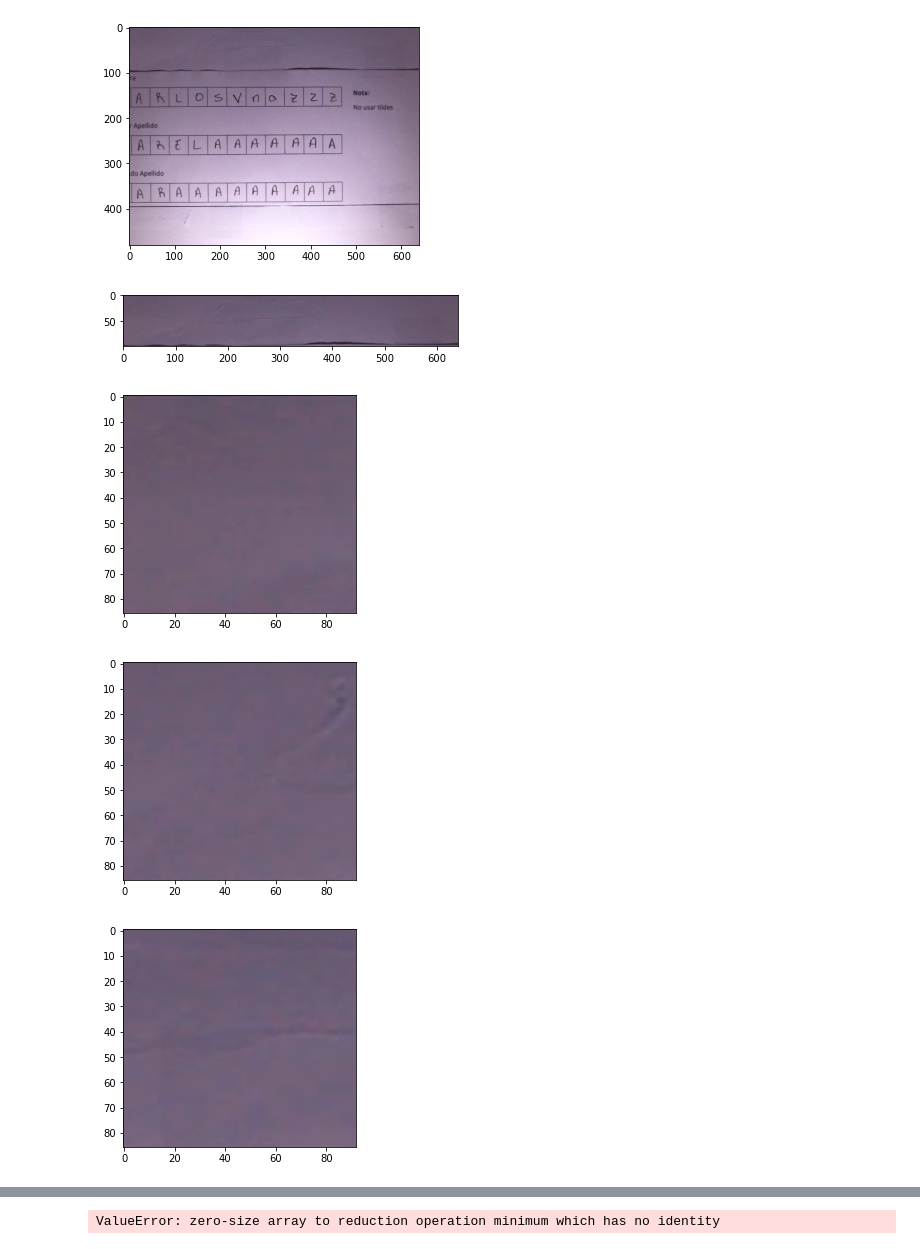
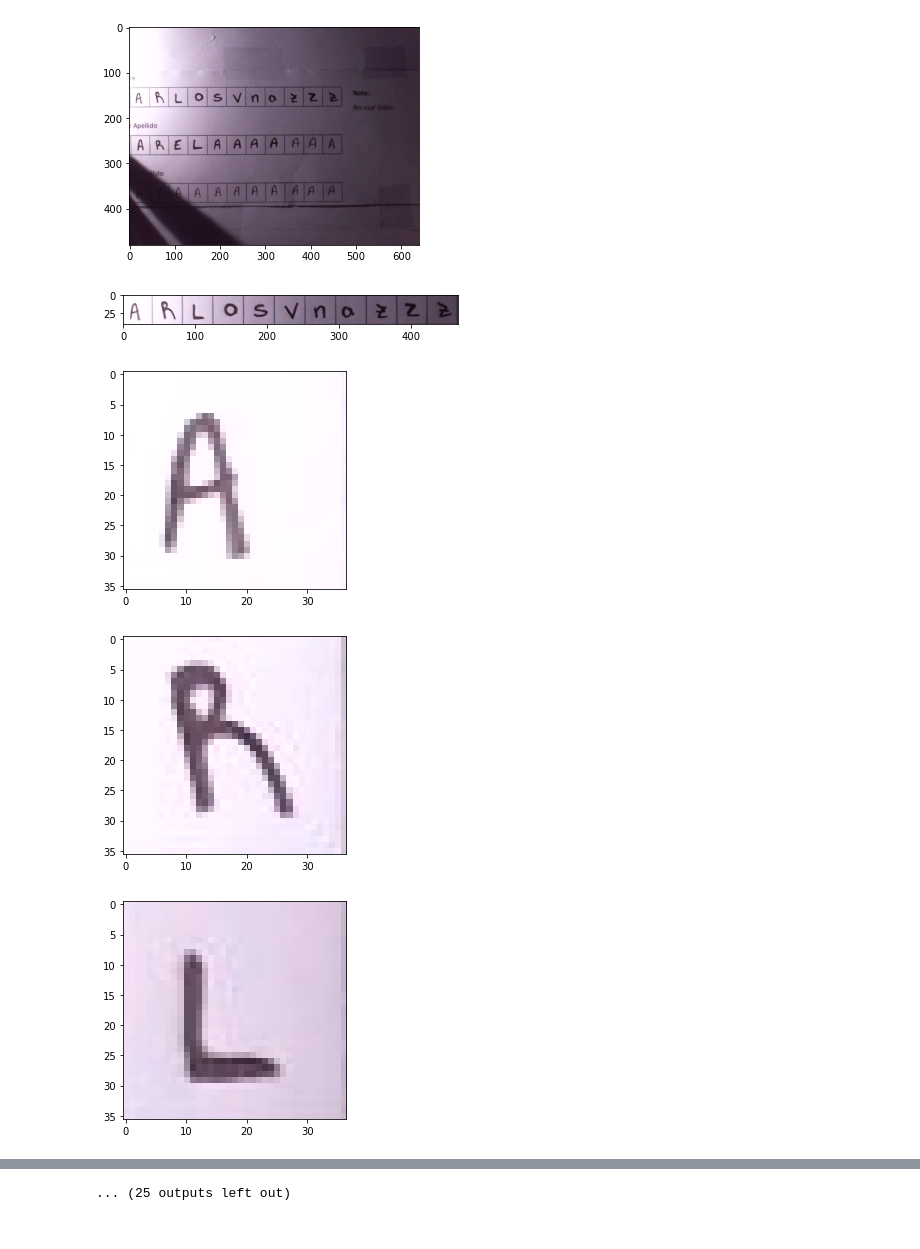
Before and after one commit to charlie4498/EmbebidosP3, a Jupyter notebook: Letras.ipynb, the cells around one changed output, grey strips where cells are left out. Saved outputs shown, nothing was run; the diff lists cells and outputs as text; code cells hidden in the pictures.

```diff
--- a/Letras.ipynb
+++ b/Letras.ipynb
@@ -36,42 +46,44 @@ print( "La letra es una"+" "+ label[predicted-1])
 
 #Toma de fotos
 camera = cv.VideoCapture(0)
 return_value, image = camera.read()
 cv.imwrite('opencv.png', image)
 del(camera)
 
 plt.imshow(image)
 plt.show()
 
+image = image[132:385 , 5:470]
+
 def obtenerLetras(imagen):
-    col = 2
+    col = 0
     i = 0
     lista = []
-    for i in range(12):
-        letra = imagen[4:90 , col+3:col+95]
+    for i in range(11):
+        letra = imagen[4:90 , col+3:col+40]
         plt.imshow(letra)
         plt.show()
         lista.append(letra)
-        col+=95
+        col+=42
     return lista
 
-Nombre = image[0:97 , 0:1150]
+Nombre = image[2:42 , 0:465]
 plt.imshow(Nombre)
 plt.show()
 listaNombre = obtenerLetras(Nombre)
 
-Apellido1 = image[235:320 , 3:1150]
+Apellido1 = image[107:145 , 0:465]
 plt.imshow(Apellido1)
 plt.show()
 listaApellido1 = obtenerLetras(Apellido1)
 
-Apellido2 = image[472:560 , 3:1150]
+Apellido2 = image[212:247 , 2:465]
 plt.imshow(Apellido2)
 plt.show()
 listaApellido2 = obtenerLetras(Apellido2)
 # %% [output]
-[figure, old version]
+[figure, new version]
-[figure, old version]
+[figure, new version]
-[figure, old version]
+[figure, new version]
-[figure, old version]
+[figure, new version]
-[figure, old version]
+[figure, new version]
@@ -82 +97 @@ listaApellido2 = obtenerLetras(Apellido2)
-ValueError: zero-size array to reduction operation minimum which has no identity
+... (25 outputs left out)
```
Also changed, not shown: parts of 3 cells of this notebook, 4 other files.
